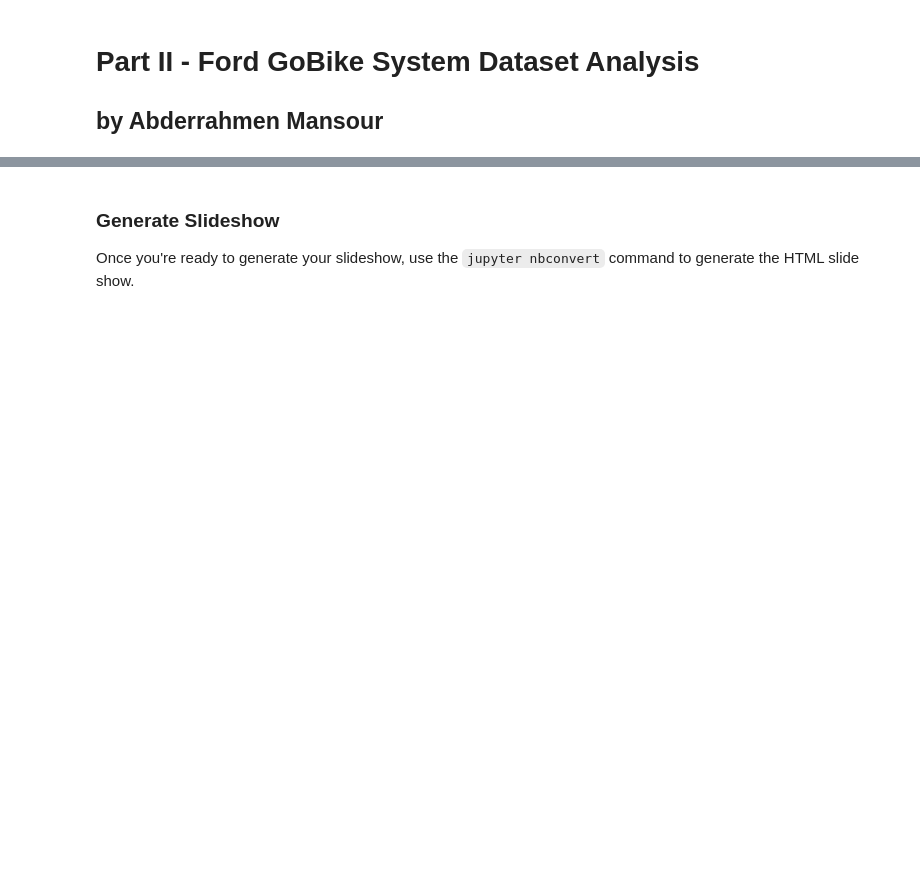
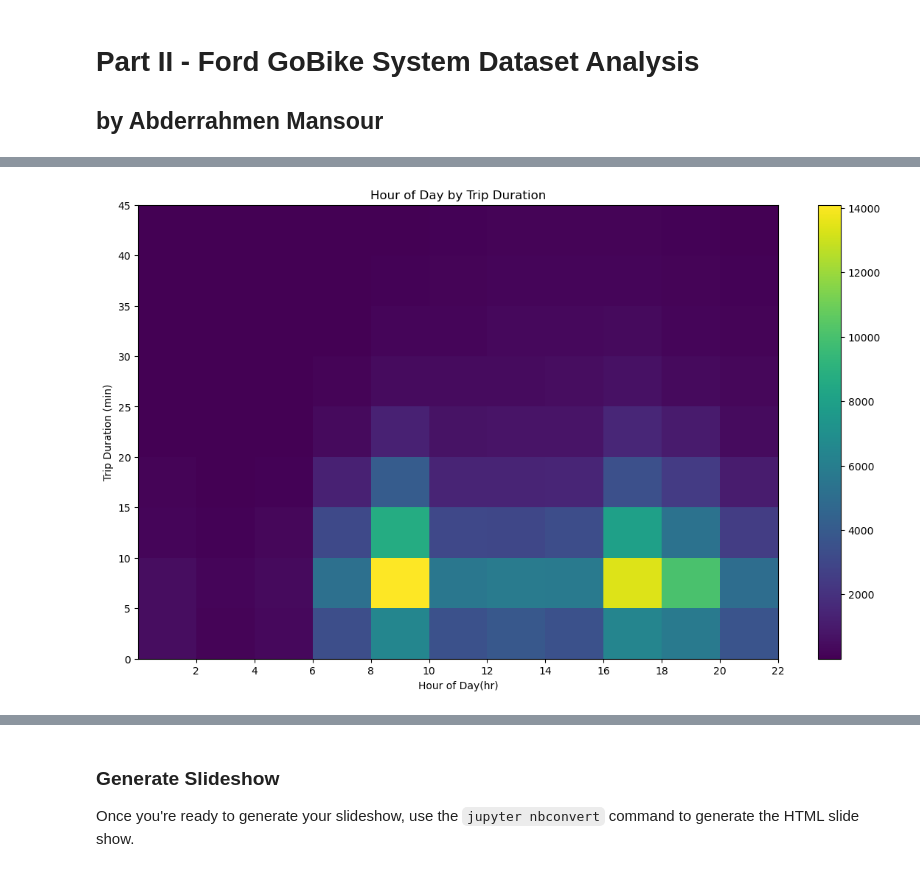
Before and after one commit to Abdou240/Data_Analyst_Nanodegree_ALX, a Jupyter notebook: Projekts/Projekt_3/Part_II_slide_deck_template.ipynb, the cells around one changed output, grey strips where cells are left out. Saved outputs shown, nothing was run; the diff lists cells and outputs as text; code cells hidden in the pictures; blank space fills up the shorter version.

```diff
--- a/Projekts/Projekt_3/Part_II_slide_deck_template.ipynb
+++ b/Projekts/Projekt_3/Part_II_slide_deck_template.ipynb
@@ -51,0 +99,14 @@ but feel free to add more if you'd like!
+# %%
+Bike_clean['start_time(hr)'] = Bike_clean['start_time(hr)'].astype(int)
+# %%
+plt.figure(figsize = [14, 8])
+bins_x = np.arange(0,24,2)
+bins_y = np.arange(0,50,5)
+plt.hist2d(data=Bike_clean, x = 'start_time(hr)', y = 'duration_min',cmin=0.5, bins = [bins_x, bins_y])
+plt.colorbar()
+plt.xlabel('Hour of Day(hr)')
+plt.ylabel('Trip Duration (min)');
+plt.title("Hour of Day by Trip Duration");
+plt.xticks(np.arange(2, 24, 2));
+# %% [output]
+[figure, added]
```
Also changed, not shown: parts of 25 cells of this notebook.
